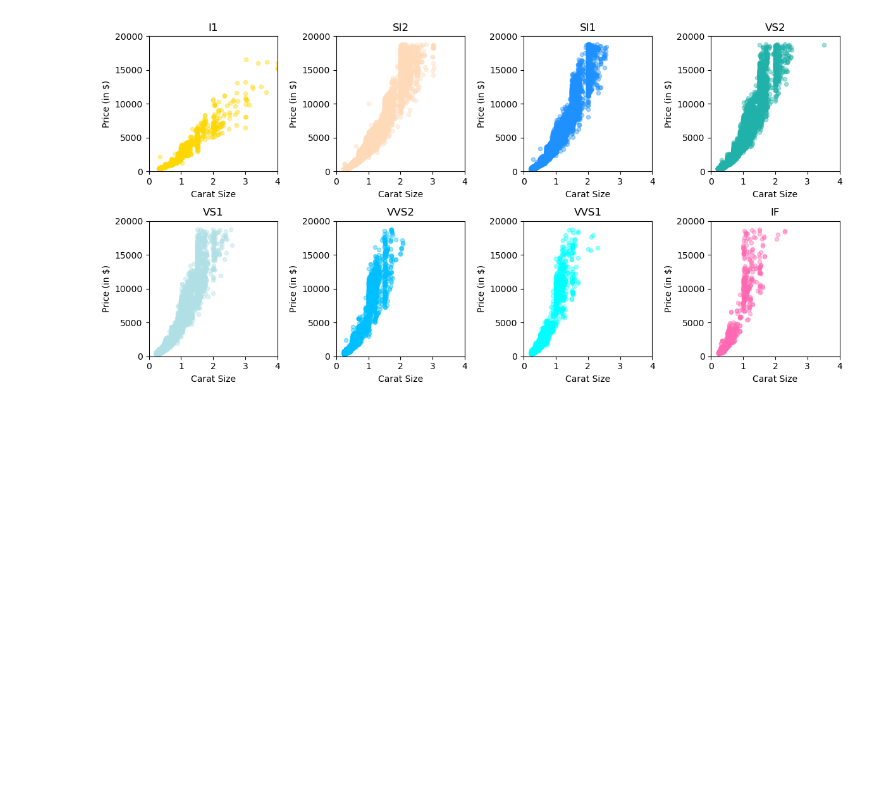
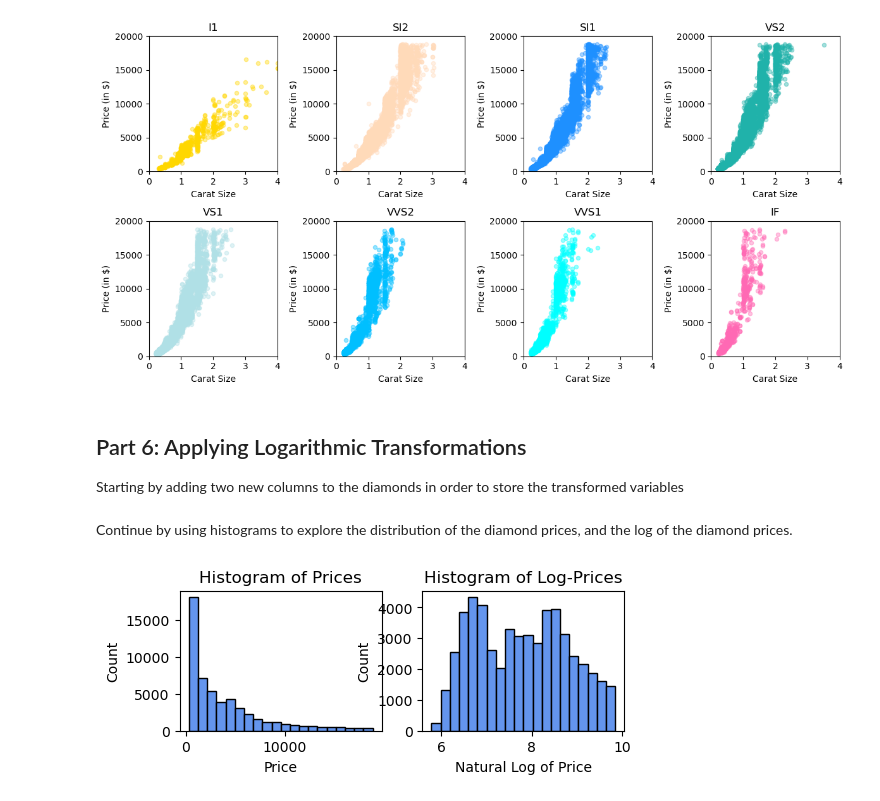
Before and after one commit to slylockfox/Maryville-DSCI-503-2, a Jupyter notebook: Project_03_Snyder.ipynb, the cells around one changed output. Drawn from its saved outputs; the diff is of its cells as text; code cells hidden in the pictures; blank space fills up the shorter version.

Commit message:
project 3 part 6

```diff
--- a/Project_03_Snyder.ipynb
+++ b/Project_03_Snyder.ipynb
@@ -264,3 +264,43 @@ plt.tight_layout()
 plt.show()
 # %% [output]
 [figure]
+# %% [markdown]
+## Part 6: Applying Logarithmic Transformations
+Starting by adding two new columns to the diamonds in order to store the transformed variables
+# %%
+# Add two new columns named ln_carat and ln_price to diamonds. The values stored in these columns should be the
+# natural logarithms of the carat and price columns.
+diamonds.loc[:, 'ln_carat'] = np.log(diamonds.carat)
+diamonds.loc[:, 'ln_price'] = np.log(diamonds.price)
+# %% [markdown]
+Continue by using histograms to explore the distribution of the diamond prices, and the log of the diamond prices.
+# %%
+# Display two side-by-side histograms. The histogram on the left should be for price and the one on the right should be for ln_price.
+# Set the figure size to be [12,4].
+plt.figure(figsize=[12,4])
+
+plt.subplot(2,4,1)
+# Label the x-axes as "Price"
+plt.xlabel('Price')
+# Label the y-axes as "Count".
+plt.ylabel('Count')
+# The plots should be titled "Histogram of Prices"
+plt.title('Histogram of Prices')
+# In each plot, set the number of bins to 20.
+# In each plot, set edgecolor to be black, and use a single named color for the bar colors.
+plt.hist(diamonds.loc[:, 'price'], color='cornflowerblue', edgecolor='black', bins=20)
+
+plt.subplot(2,4,2)
+# and "Natural Log of Price".
+plt.xlabel('Natural Log of Price')
+plt.ylabel('Count')
+# and "Histogram of Log-Prices".
+plt.title('Histogram of Log-Prices')
+# In each plot, set the number of bins to 20.
+# In each plot, set edgecolor to be black, and use a single named color for the bar colors.
+plt.hist(diamonds.loc[:, 'ln_price'], color='cornflowerblue', edgecolor='black', bins=20)
+
+# Display the figure using plt.show().
+plt.show()
+# %% [output]
+[figure, added]
```
Also changed, not shown: parts of 2 cells of this notebook.
